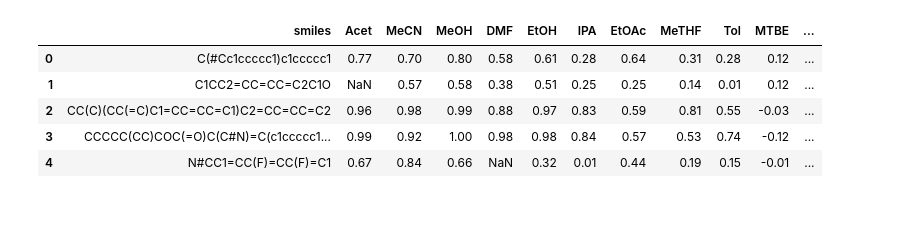
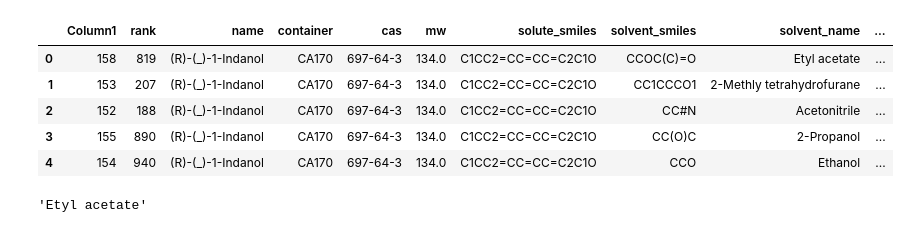
Before and after one commit to ignaczgerg/osn-solvent, a Jupyter notebook: heatmap.ipynb, the cells around one changed output. Drawn from its saved outputs; the diff is of its cells as text; code cells hidden in the pictures.

```diff
--- a/heatmap.ipynb
+++ b/heatmap.ipynb
@@ -18,10 +7,10 @@ ax.set_xlim(0, rows+0.5)
 # %%
-main = pd.read_csv(r"./data/comparison_table_9.csv")
+main = pd.read_csv(r"./data/comparison_table.csv")
 main.head()
 # %% [output]
-|  | smiles | Acet | MeCN | MeOH | DMF | EtOH | IPA | EtOAc | MeTHF | Tol | MTBE | ... |
-| 0 | C(#Cc1ccccc1)c1ccccc1 | 0.77 | 0.70 | 0.80 | 0.58 | 0.61 | 0.28 | 0.64 | 0.31 | 0.28 | 0.12 | ... |
-| 1 | C1CC2=CC=CC=C2C1O | NaN | 0.57 | 0.58 | 0.38 | 0.51 | 0.25 | 0.25 | 0.14 | 0.01 | 0.12 | ... |
-| 2 | CC(C)(CC(=C)C1=CC=CC=C1)C2=CC=CC=C2 | 0.96 | 0.98 | 0.99 | 0.88 | 0.97 | 0.83 | 0.59 | 0.81 | 0.55 | -0.03 | ... |
-| 3 | CCCCC(CC)COC(=O)C(C#N)=C(c1ccccc1... | 0.99 | 0.92 | 1.00 | 0.98 | 0.98 | 0.84 | 0.57 | 0.53 | 0.74 | -0.12 | ... |
-| 4 | N#CC1=CC(F)=CC(F)=C1 | 0.67 | 0.84 | 0.66 | NaN | 0.32 | 0.01 | 0.44 | 0.19 | 0.15 | -0.01 | ... |
+|  | Column1 | rank | name | container | cas | mw | solute_smiles | solvent_smiles | solvent_name | ... |
+| 0 | 158 | 819 | (R)-(_)-1-Indanol | CA170 | 697-64-3 | 134.0 | C1CC2=CC=CC=C2C1O | CCOC(C)=O | Etyl acetate | ... |
+| 1 | 153 | 207 | (R)-(_)-1-Indanol | CA170 | 697-64-3 | 134.0 | C1CC2=CC=CC=C2C1O | CC1CCCO1 | 2-Methly tetrahydrofurane | ... |
+| 2 | 152 | 188 | (R)-(_)-1-Indanol | CA170 | 697-64-3 | 134.0 | C1CC2=CC=CC=C2C1O | CC#N | Acetonitrile | ... |
+| 3 | 155 | 890 | (R)-(_)-1-Indanol | CA170 | 697-64-3 | 134.0 | C1CC2=CC=CC=C2C1O | CC(O)C | 2-Propanol | ... |
+| 4 | 154 | 940 | (R)-(_)-1-Indanol | CA170 | 697-64-3 | 134.0 | C1CC2=CC=CC=C2C1O | CCO | Ethanol | ... |
@@ -29,0 +35,4 @@ data = np.array(main.iloc[:,1:])
+# %%
+main['solvent_name'][0]
+# %% [output]
+'Etyl acetate'
```
Also changed, not shown: parts of 8 cells of this notebook, 12 other files.
